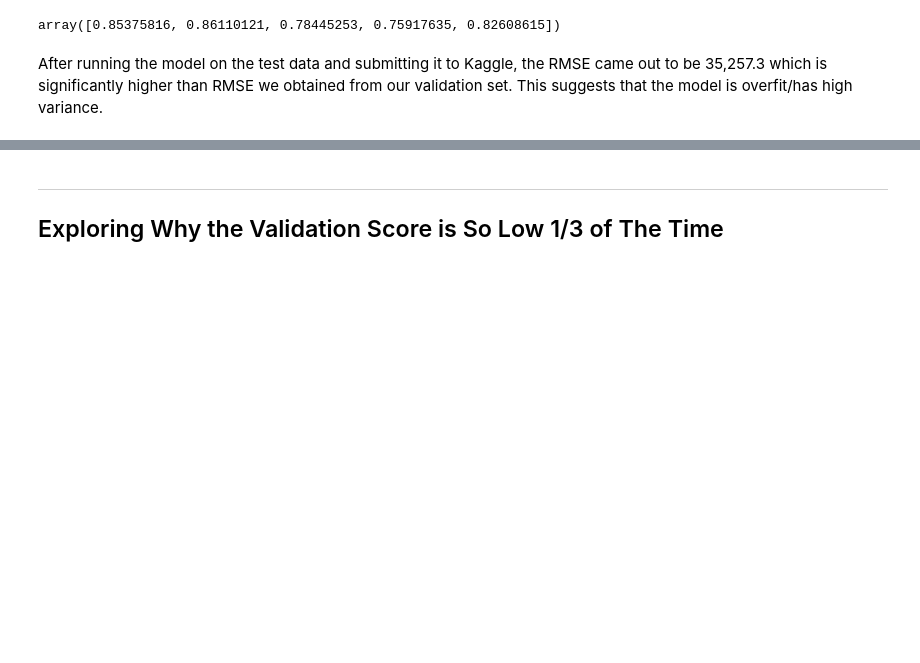
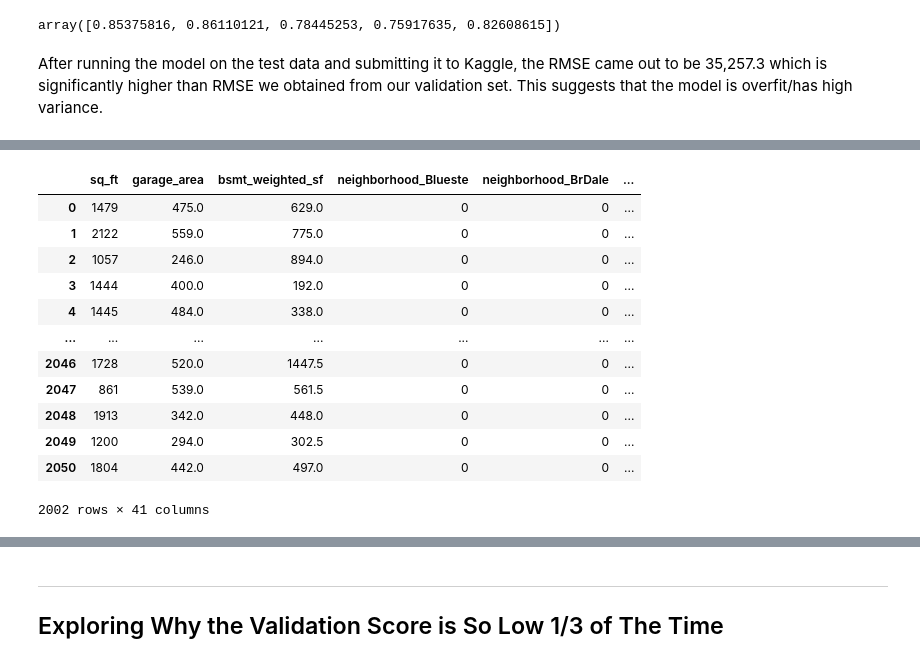
Before and after one commit to jguo052/Ames-Housing-Price-Regression, a Jupyter notebook: code/EDA.ipynb, the cells around one changed output, grey strips where cells are left out. Saved outputs shown, nothing was run; the diff lists cells and outputs as text; code cells hidden in the pictures; blank space fills up the shorter version.

```diff
--- a/code/EDA.ipynb
+++ b/code/EDA.ipynb
@@ -220,8 +309,8 @@ house['qual_cond'] = house['overall_qual'] * house['overall_cond']
 house.drop(columns = ['overall_qual', 'overall_cond'], inplace = True)
 # %%
 # converts descriptive rating to numerical
-qual_to_num('exter_qual')
-qual_to_num('exter_cond')
+house = qual_to_num(house,'exter_qual')
+house = qual_to_num(house, 'exter_cond')
 
 # combines exterior quality and condition into one column via multiplication
 house['exter_qual_cond'] = house['exter_qual'] * house['exter_cond']
@@ -232,7 +321,7 @@ house['bath'] = house['full_bath'] + 0.5*house['half_bath']
 house.drop(columns = ['full_bath', 'half_bath'], inplace = True)
 # %%
 # convert descriptive rating to numerical
-qual_to_num('kitchen_qual')
+house = qual_to_num(house, 'kitchen_qual')
 # %%
 house['sq_ft'] = house['1st_flr_sf'] + house['2nd_flr_sf']
 house.drop(columns = ['1st_flr_sf', '2nd_flr_sf'], inplace = True)
@@ -875,0 +1050,21 @@ Nina brought to my attention that the `gr_liv_area` is not the total above groun
+# %%
+numeric_features = ['sq_ft', 'garage_area', 'bsmt_weighted_sf']
+categ_features = ['neighborhood', 'house_style', 'kitchen_qual']
+# %%
+dummy_train, dummy_test = dummify_train_test(house, numeric_features, categ_features)
+# %%
+dummy_train
+# %% [output]
+|  | sq_ft | garage_area | bsmt_weighted_sf | neighborhood_Blueste | neighborhood_BrDale | ... |
+| 0 | 1479 | 475.0 | 629.0 | 0 | 0 | ... |
+| 1 | 2122 | 559.0 | 775.0 | 0 | 0 | ... |
+| 2 | 1057 | 246.0 | 894.0 | 0 | 0 | ... |
+| 3 | 1444 | 400.0 | 192.0 | 0 | 0 | ... |
+| 4 | 1445 | 484.0 | 338.0 | 0 | 0 | ... |
+| ... | ... | ... | ... | ... | ... | ... |
+| 2046 | 1728 | 520.0 | 1447.5 | 0 | 0 | ... |
+| 2047 | 861 | 539.0 | 561.5 | 0 | 0 | ... |
+| 2048 | 1913 | 342.0 | 448.0 | 0 | 0 | ... |
+| 2049 | 1200 | 294.0 | 302.5 | 0 | 0 | ... |
+| 2050 | 1804 | 442.0 | 497.0 | 0 | 0 | ... |
+2002 rows × 41 columns
```
Also changed, not shown: parts of 34 cells of this notebook.
